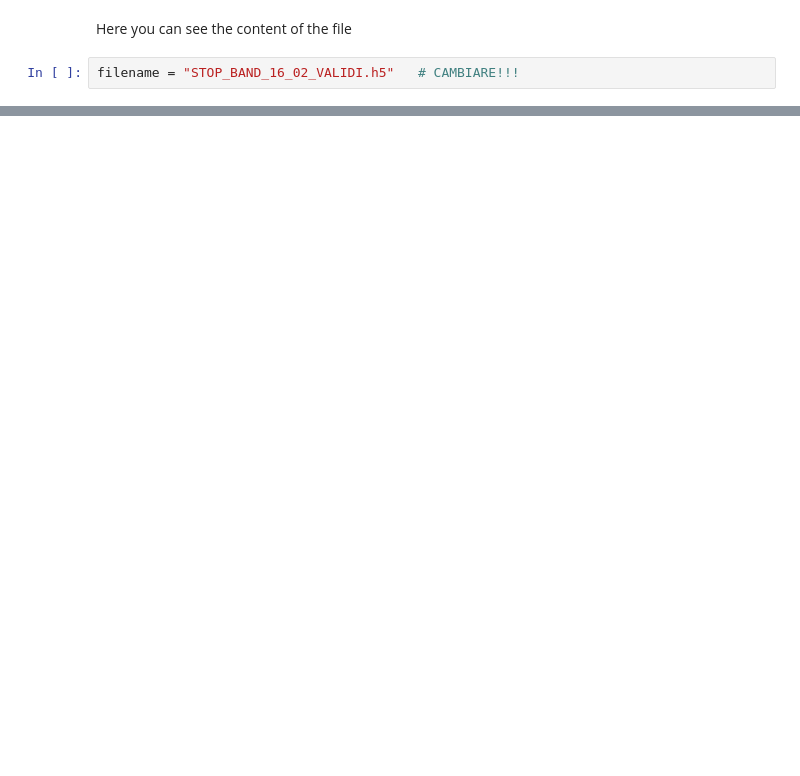
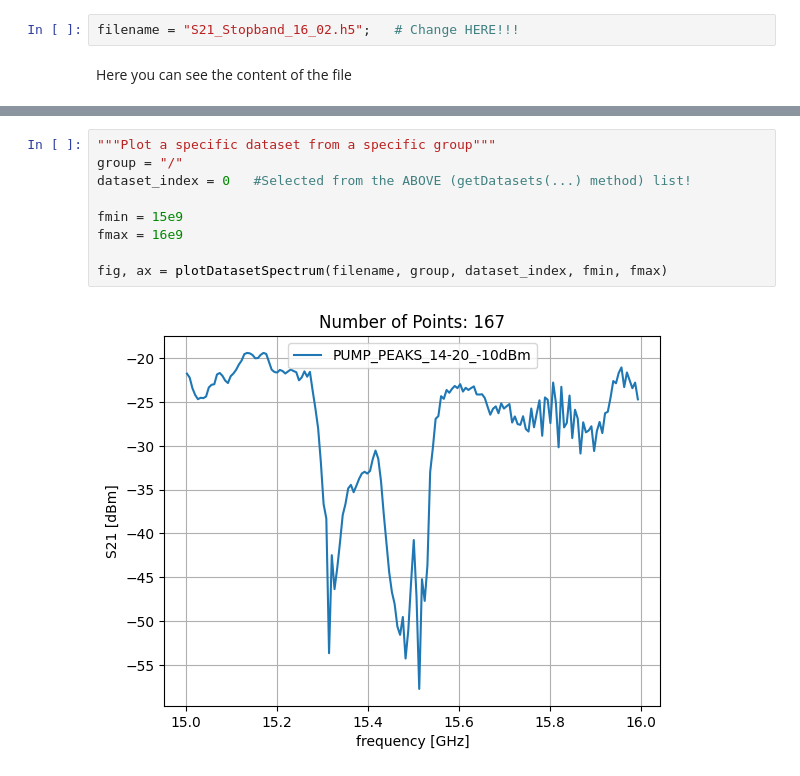
Before and after one commit to biqute/QTLab2223, a Jupyter notebook: TWPAandQubit/notebooks/read_from_h5.ipynb, the cells around one changed output, grey strips where cells are left out. Cells and saved outputs as stored; diff of their text form; blank space fills up the shorter version.

```diff
--- a/TWPAandQubit/notebooks/read_from_h5.ipynb
+++ b/TWPAandQubit/notebooks/read_from_h5.ipynb
@@ -43,4 +10,4 @@ def h5dump(path,group='/'):
+# %%
+filename = "S21_Stopband_16_02.h5";   # Change HERE!!!
 # %% [markdown]
 Here you can see the content of the file
-# %%
-filename = "STOP_BAND_16_02_VALIDI.h5"   # CAMBIARE!!!
@@ -134,0 +34,11 @@ with h5py.File(filename,  "a") as f:
+# %%
+"""Plot a specific dataset from a specific group"""
+group = "/"
+dataset_index = 0   #Selected from the ABOVE (getDatasets(...) method) list!
+
+fmin = 15e9
+fmax = 16e9
+
+fig, ax = plotDatasetSpectrum(filename, group, dataset_index, fmin, fmax)
+# %% [output]
+[figure, added]
```
Also changed, not shown: parts of 14 cells of this notebook, 1 other file.
